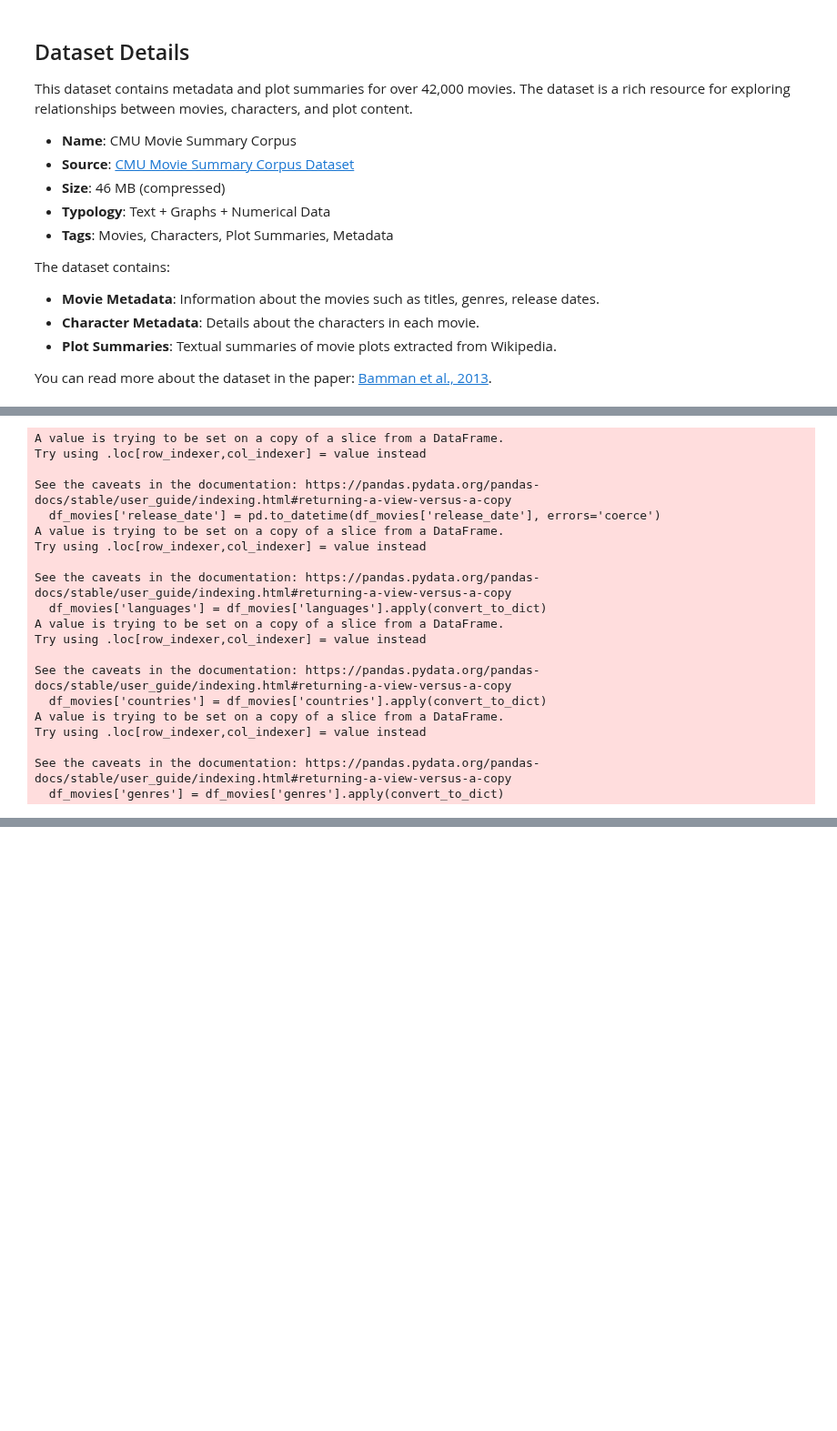
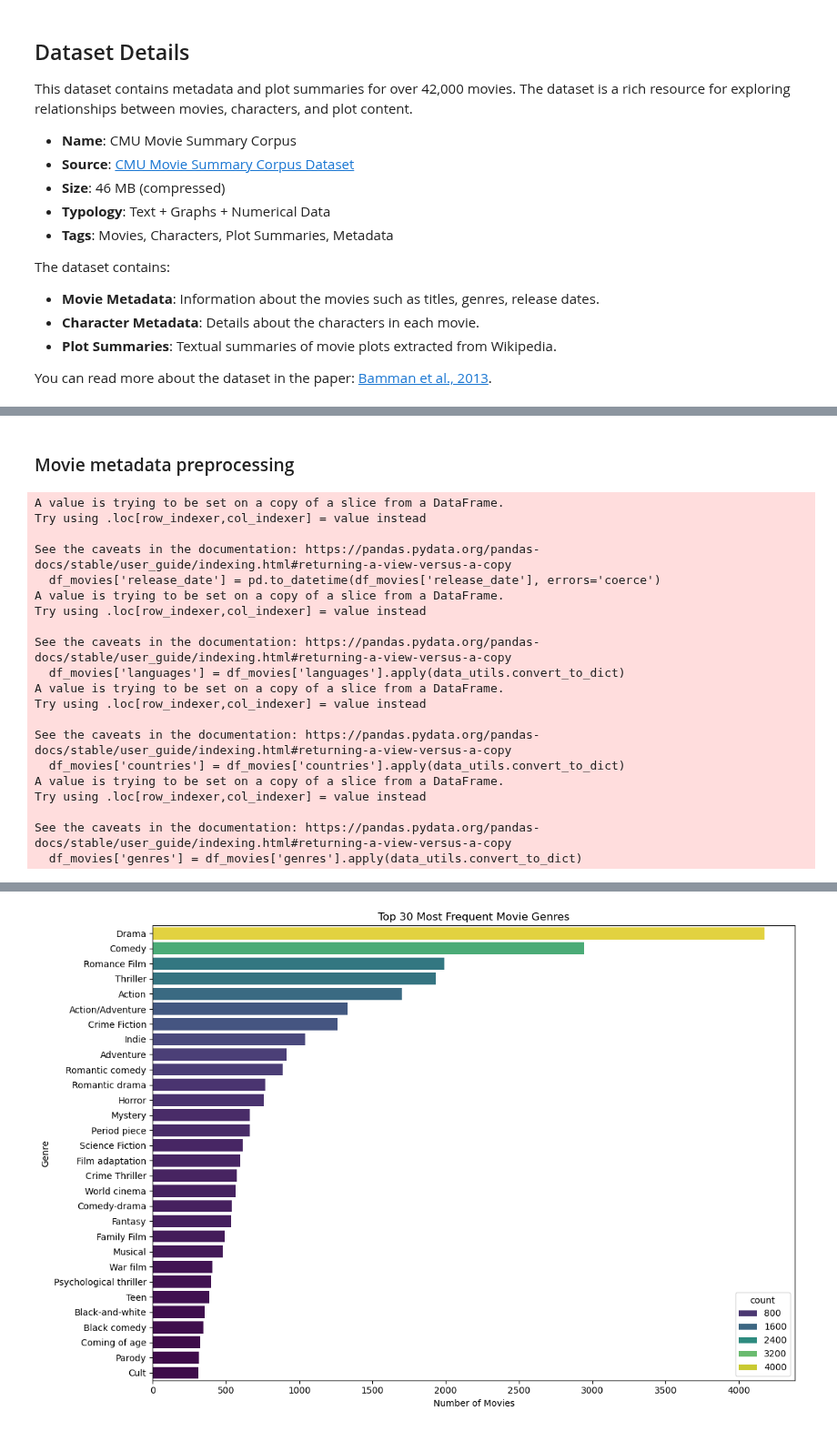
Before and after one commit to epfl-ada/ada-2024-project-awesometeam2024, a Jupyter notebook: results.ipynb, the cells around one changed output, grey strips where cells are left out. Shown at 91% size. Saved outputs shown, nothing was run; the diff lists cells and outputs as text; code cells hidden in the pictures; blank space fills up the shorter version.

```diff
--- a/results.ipynb
+++ b/results.ipynb
@@ -153,12 +154,11 @@ Name: summary_length, dtype: float64
+# %% [markdown]
+### Movie metadata preprocessing
 # %%
-# Movie metadata pre-processing
-
 # Removing freebase (deprecated)
 if 'freebase_movie_id' in df_movies.columns:
     df_movies.drop(columns=['freebase_movie_id'], inplace=True)
 
 # missing values
-#df_movies.drop_duplicates(inplace=True)
 df_movies = df_movies.dropna()
 
 assert df_movies['wikipedia_movie_id'].isnull().sum() == 0
@@ -173,24 +173,26 @@ assert df_movies['genres'].isnull().sum() == 0
 # Format release date
 df_movies['release_date'] = pd.to_datetime(df_movies['release_date'], errors='coerce')
 
-def convert_to_dict(dict_str):
-    if not isinstance(dict_str, str):
-        return dict_str
+# Extracting the language values for all rows
+df_movies['languages'] = df_movies['languages'].apply(data_utils.convert_to_dict)
+df_movies['countries'] = df_movies['countries'].apply(data_utils.convert_to_dict)
+df_movies['genres'] = df_movies['genres'].apply(data_utils.convert_to_dict)
 
-    dict_str = dict_str.replace("'", '"')
-    try:
-        return json.loads(dict_str)
-    except json.JSONDecodeError as e:
-        return {}
+all_genres = df_movies['genres'].apply(lambda x: list(x.values()) if isinstance(x, dict) else []).explode()
+genre_counts = Counter(all_genres)
 
-# Extracting the language values for all rows
-df_movies['languages'] = df_movies['languages'].apply(convert_to_dict)
-df_movies['countries'] = df_movies['countries'].apply(convert_to_dict)
-df_movies['genres'] = df_movies['genres'].apply(convert_to_dict)
+genre_counts_df = pd.DataFrame(genre_counts.items(), columns=['genre', 'count']).sort_values(by='count', ascending=False)
 
-# Must check for empty dictionaries ??
+top_genres = genre_counts_df.head(30)
 
-df_movies.sample(5)
+# Plotting the top genres using seaborn
+plt.figure(figsize=(12, 8))
+sns.barplot(data=top_genres, y='genre', x='count', hue='count', palette="viridis")
+plt.title('Top 30 Most Frequent Movie Genres')
+plt.xlabel('Number of Movies')
+plt.ylabel('Genre')
+plt.tight_layout()
+plt.show()
 # %% [output]
 A value is trying to be set on a copy of a slice from a DataFrame.
 Try using .loc[row_indexer,col_indexer] = value instead
@@ -201,14 +203,14 @@ A value is trying to be set on a copy of a slice from a DataFrame.
 Try using .loc[row_indexer,col_indexer] = value instead
 
 See the caveats in the documentation: https://pandas.pydata.org/pandas-docs/stable/user_guide/indexing.html#returning-a-view-versus-a-copy
-  df_movies['languages'] = df_movies['languages'].apply(convert_to_dict)
+  df_movies['languages'] = df_movies['languages'].apply(data_utils.convert_to_dict)
 A value is trying to be set on a copy of a slice from a DataFrame.
 Try using .loc[row_indexer,col_indexer] = value instead
 
 See the caveats in the documentation: https://pandas.pydata.org/pandas-docs/stable/user_guide/indexing.html#returning-a-view-versus-a-copy
-  df_movies['countries'] = df_movies['countries'].apply(convert_to_dict)
+  df_movies['countries'] = df_movies['countries'].apply(data_utils.convert_to_dict)
 A value is trying to be set on a copy of a slice from a DataFrame.
 Try using .loc[row_indexer,col_indexer] = value instead
 
 See the caveats in the documentation: https://pandas.pydata.org/pandas-docs/stable/user_guide/indexing.html#returning-a-view-versus-a-copy
-  df_movies['genres'] = df_movies['genres'].apply(convert_to_dict)
+  df_movies['genres'] = df_movies['genres'].apply(data_utils.convert_to_dict)
@@ -220,0 +217 @@ See the caveats in the documentation: https://pandas.pydata.org/pandas-docs/stab
+[figure, added]
```
Also changed, not shown: parts of 27 cells of this notebook, 5 other files.
